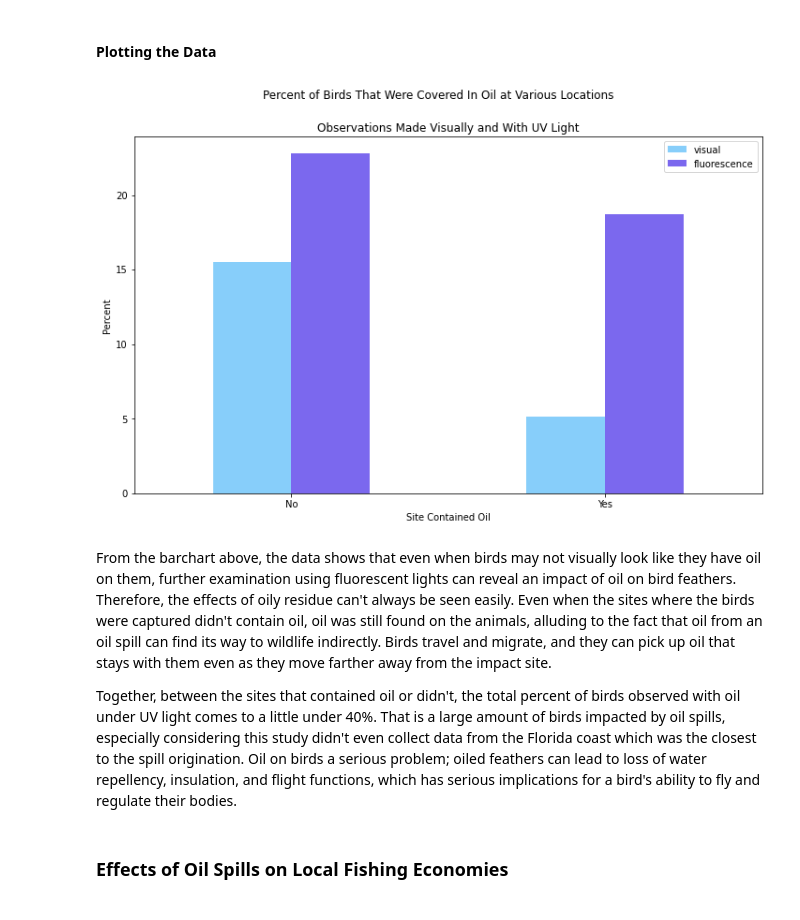
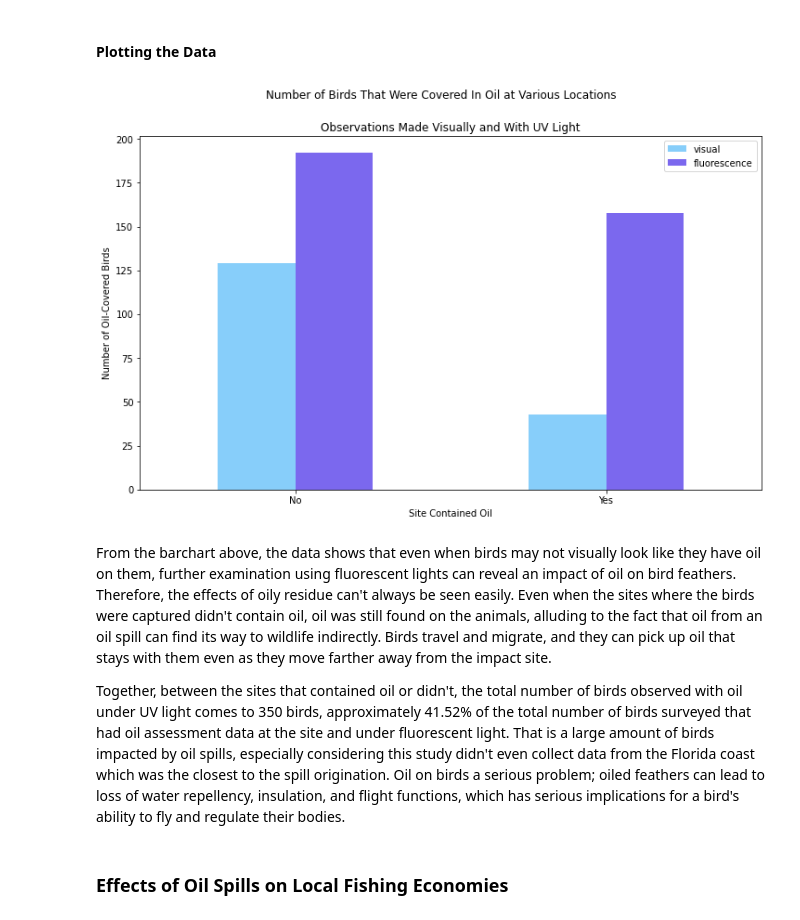
Before and after one commit to gbugieda/final-367-datascience, a Jupyter notebook: Final.ipynb, the cells around one changed output. Drawn from its saved outputs; the diff is of its cells as text; code cells hidden in the pictures.

```diff
--- a/Final.ipynb
+++ b/Final.ipynb
@@ -140,8 +144,3 @@ siteEffects.head()
 | 5 | No | 1.0 | 0.0 |
 # %% [markdown]
 #### Preparing columns with percents of birds observed with oil
-# %%
-siteEffects = siteEffects.groupby('site').agg({'visual':'sum','fluorescence':'sum'})
-siteEffects['visual'] = siteEffects['visual'].apply(lambda x: (x/(countVisual - noAssessmentVisual) * 100))
-siteEffects['fluorescence']= siteEffects['fluorescence'].apply(lambda x: (x/(countFluorescent - noAssessmentFluorescent) * 100))
-siteEffects.head()
@@ -154,17 +162,17 @@ siteEffects.head()
 #### Plotting the Data
 # %%
 siteEffects.plot.bar(rot=0,color={'visual':'lightskyblue','fluorescence':'mediumslateblue'},figsize=(12,7))
-plt.suptitle("Percent of Birds That Were Covered In Oil at Various Locations")
+plt.suptitle("Number of Birds That Were Covered In Oil at Various Locations")
 plt.title("Observations Made Visually and With UV Light")
 plt.xlabel("Site Contained Oil")
-plt.ylabel("Percent")
-#plt.figure(figsize=(20,20))
+plt.ylabel("Number of Oil-Covered Birds")
+
 plt.show()
 # %% [output]
-[figure, old version]
+[figure, new version]
 # %% [markdown]
 From the barchart above, the data shows that even when birds may not visually look like they have oil on them, further examination using fluorescent lights can reveal an impact of oil on bird feathers.  Therefore, the effects of oily residue can't always be seen easily.  Even when the sites where the birds were captured didn't contain oil, oil was still found on the animals, alluding to the fact that oil from an oil spill can find its way to wildlife indirectly.  Birds travel and migrate, and they can pick up oil that stays with them even as they move farther away from the impact site.
 
-Together, between the sites that contained oil or didn't, the total percent of birds observed with oil under UV light comes to a little under 40%.  That is a large amount of birds impacted by oil spills, especially considering this study didn't even collect data from the Florida coast which was the closest to the spill origination.  Oil on birds a serious problem; oiled feathers can lead to loss of water repellency, insulation, and flight functions, which has serious implications for a bird's ability to fly and regulate their bodies.
+Together, between the sites that contained oil or didn't, the total number of birds observed with oil under UV light comes to 350 birds, approximately 41.52% of the total number of birds surveyed that had oil assessment data at the site and under fluorescent light.  That is a large amount of birds impacted by oil spills, especially considering this study didn't even collect data from the Florida coast which was the closest to the spill origination.  Oil on birds a serious problem; oiled feathers can lead to loss of water repellency, insulation, and flight functions, which has serious implications for a bird's ability to fly and regulate their bodies.
 # %% [markdown]
 ### **Effects of Oil Spills on Local Fishing Economies**
```
Also changed, not shown: parts of 15 cells of this notebook, 1 other file.
